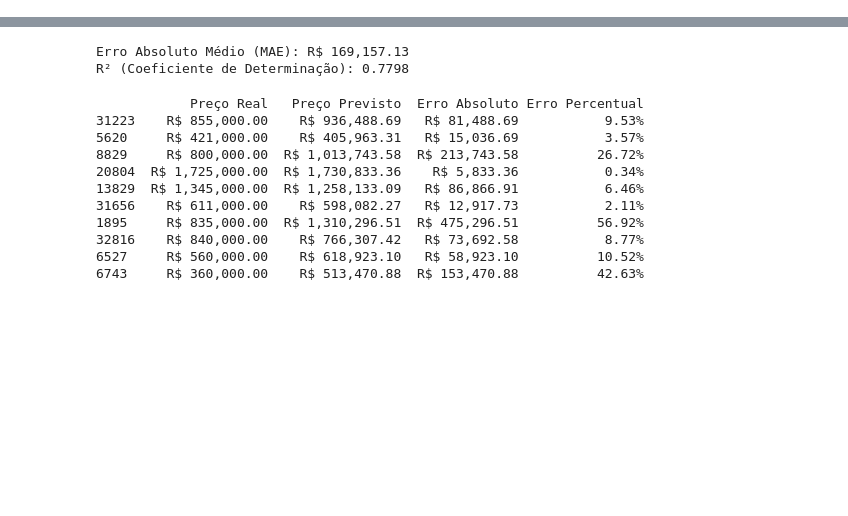
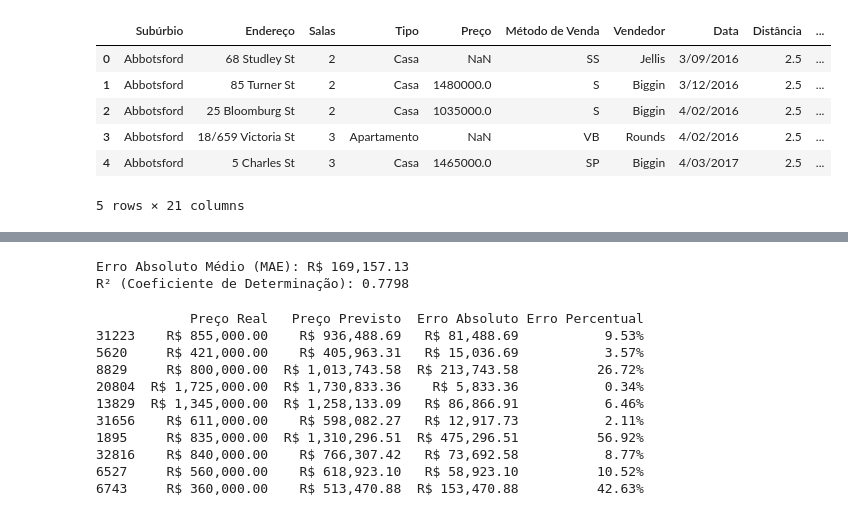
Before and after one commit to DanielFilho16/IA, a Jupyter notebook: src/dados.ipynb, the cells around one changed output, grey strips where cells are left out. Cells and saved outputs as stored; diff of their text form; code cells hidden in the pictures; blank space fills up the shorter version.

```diff
--- a/src/dados.ipynb
+++ b/src/dados.ipynb
@@ -21,34 +21,42 @@ mapa_tipo = {
     't': 'Terreno'
 }
 
 # renomear as colunas para português
 df.rename(columns={
     'Suburb': 'Subúrbio',
     'Address': 'Endereço',
     'Rooms': 'Salas',
     'Type': 'Tipo',
     'Price': 'Preço',
     'Method': 'Método de Venda',
     'SellerG': 'Vendedor',
     'Date': 'Data',
     'Distance': 'Distância',
     'Postcode': 'Código Postal',
     'Bedroom2': 'Quartos',
     'Bathroom': 'Banheiros',
     'Car': 'Garagem',
     'Landsize': 'Tamanho do Terreno',
     'BuildingArea': 'Área Construída',
     'YearBuilt': 'Ano de Construção',
     'CouncilArea': 'Área Administrativa',
     'Lattitude': 'Latitude',
     'Longtitude': 'Longitude',
     'Regionname': 'Nome da Região',
     'Propertycount': 'Quantidade de Imóveis na Região'
 }, inplace=True)
 
 df['Tipo'] = df['Tipo'].map(mapa_tipo)
 
-#display(df.head())
+display(df.head())
+# %% [output]
+|  | Subúrbio | Endereço | Salas | Tipo | Preço | Método de Venda | Vendedor | Data | Distância | ... |
+| 0 | Abbotsford | 68 Studley St | 2 | Casa | NaN | SS | Jellis | 3/09/2016 | 2.5 | ... |
+| 1 | Abbotsford | 85 Turner St | 2 | Casa | 1480000.0 | S | Biggin | 3/12/2016 | 2.5 | ... |
+| 2 | Abbotsford | 25 Bloomburg St | 2 | Casa | 1035000.0 | S | Biggin | 4/02/2016 | 2.5 | ... |
+| 3 | Abbotsford | 18/659 Victoria St | 3 | Apartamento | NaN | VB | Rounds | 4/02/2016 | 2.5 | ... |
+| 4 | Abbotsford | 5 Charles St | 3 | Casa | 1465000.0 | SP | Biggin | 4/03/2017 | 2.5 | ... |
+5 rows × 21 columns
 # %%
 def dados_estatisticos(df):
     print("\nFormato do DataFrame (linhas, colunas):", df.shape)
```
Also changed, not shown: parts of 6 cells of this notebook.
